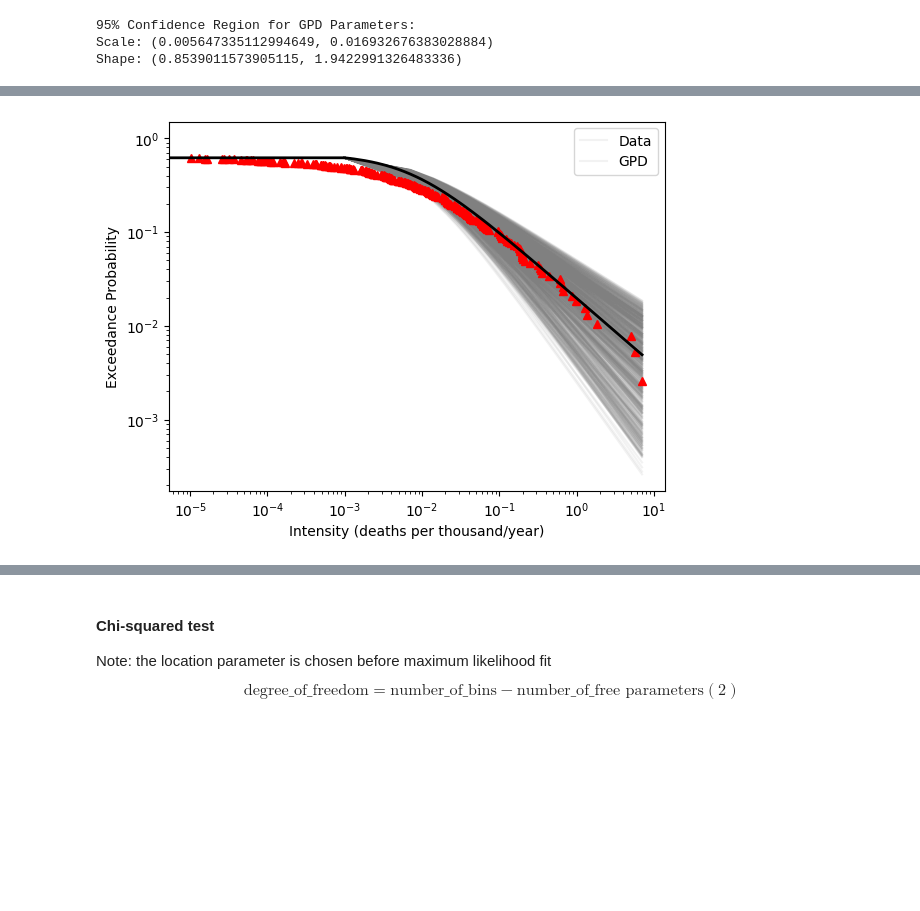
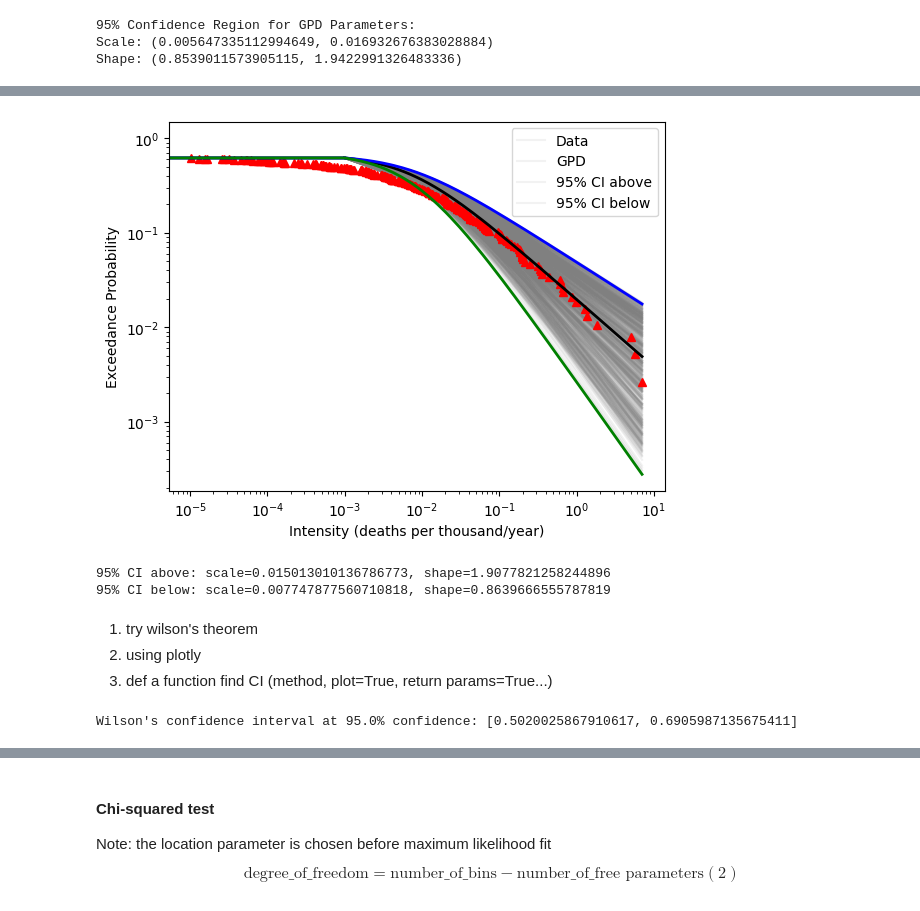
Before and after one commit to PhilPalmer/biorisk-botecs, a Jupyter notebook: tmp.ipynb, the cells around one changed output, grey strips where cells are left out. Drawn from its saved outputs; the diff is of its cells as text; code cells hidden in the pictures; blank space fills up the shorter version.

```diff
--- a/tmp.ipynb
+++ b/tmp.ipynb
@@ -218,32 +275,50 @@ ax.contour(X,Y,Z)
 # %%
-#draw log-log scale plot
 fig, ax = plt.subplots()
 
 # plot 95% confidence region (2D) for the fitted GPD
 # parameteric sampling samples from the fitted distribution
 n_samples = 1000
 n_simulations = 1000
 x = "Intensity (deaths per thousand/year)"
+distance_above = 0
+distance_below = 0
+gdp_mle = compute_gpd(x=sorted_data["Intensity (deaths per thousand/year)"], mu=0.001, sigma=scale_mle, xi=shape_mle)
 for simulation in range(n_simulations):
     # random parameters in the 95% confidence region (parobolic region)
     scale_samples = np.random.uniform(scale_lower, scale_upper)
     shape_samples = np.random.uniform(shape_lower, shape_upper)
     # discard if the cdf is less than 0.025 or greater than 0.975
     if dist.cdf([scale_samples, shape_samples]) < 0.025 or dist.cdf([scale_samples, shape_samples]) > 0.975:
         continue
     intensities = np.linspace(marani_df[x].min(), marani_df[x].max(),n_samples)
     # setting the intensities less then 0.001 to 0.001
     intensities = np.where(intensities > 0.001, intensities, 0.001)
-    gpd_vals = compute_gpd(x=intensities, mu=0.001, sigma=scale_samples, xi=shape_samples)
-    ax.plot(intensities, gpd_vals * 0.62, color='gray', alpha=0.1)
+    gpd = compute_gpd(x=intensities, mu=0.001, sigma=scale_samples, xi=shape_samples)
+    # find the line furtherest from the mle line
+    # for gpd_vals larger than gpd_mle, find the PARAMETERS give largest difference
+    # for gpd_vals smaller than gpd_mle, find the PARAMETERS give largest difference
+    gpd_vals = compute_gpd(x=sorted_data["Intensity (deaths per thousand/year)"], mu=0.001, sigma=scale_samples, xi=shape_samples)
+    if np.max(gpd_vals - gdp_mle) > distance_above:
+        distance_above = np.max(gpd_vals - gdp_mle)
+        scale_above = scale_samples
+        shape_above = shape_samples
+        pd_vals_above = gpd_vals
+    if np.max(gdp_mle - gpd_vals) > distance_below:
+        distance_below = np.max(gdp_mle - gpd_vals)
+        scale_below = scale_samples
+        shape_below = shape_samples
+        pd_vals_below = gpd_vals
+    ax.plot(intensities, gpd * 0.62, color='gray', alpha=0.1)
 
 ax.plot(sorted_data["Intensity (deaths per thousand/year)"], sorted_data["Exceedance Probability"], '^', markersize=6, color='red')
 ax.plot(sorted_data["Intensity (deaths per thousand/year)"], sorted_data["GPD"]*0.62, color='black', linewidth=2)
+ax.plot(sorted_data["Intensity (deaths per thousand/year)"], pd_vals_above * 0.62, color='blue', linewidth=2)
+ax.plot(sorted_data["Intensity (deaths per thousand/year)"], pd_vals_below * 0.62, color='green', linewidth=2)
 ax.set_xlabel("Intensity (deaths per thousand/year)")
 ax.set_ylabel("Exceedance Probability")
-ax.legend(["Data", "GPD"])
+ax.legend(["Data", "GPD", "95% CI above", "95% CI below"])
 ax.set_yscale('log')
 ax.set_xscale('log')
 plt.show()
 # %% [output]
-[figure, old version]
+[figure, new version]
@@ -249,0 +344,42 @@ plt.show()
+# %%
+print(f'95% CI above: scale={scale_above}, shape={shape_above}')
+print(f'95% CI below: scale={scale_below}, shape={shape_below}')
+# %% [output]
+95% CI above: scale=0.015013010136786773, shape=1.9077821258244896
+95% CI below: scale=0.007747877560710818, shape=0.8639666555787819
+# %% [markdown]
+1. try wilson's theorem
+2. using plotly
+3. def a function find CI (method, plot=True, return params=True...)
+# %%
+import scipy.stats as stats
+import math
+
+def wilson_score_interval(x, n, confidence=0.95):
+    """
+    Calculate the Wilson score interval for a binomial proportion.
+
+    Parameters:
+        x (int): Number of successes.
+        n (int): Sample size.
+        confidence (float): Confidence level (default is 0.95 for 95% confidence).
+
+    Returns:
+        tuple: Lower and upper bounds of the confidence interval.
+    """
+    z = stats.norm.ppf(1 - (1 - confidence) / 2)
+    p_hat = x / n
+    lower_bound = (p_hat + (z**2) / (2 * n) - z * math.sqrt((p_hat * (1 - p_hat) + (z**2) / (4 * n)) / n)) / (1 + (z**2) / n)
+    upper_bound = (p_hat + (z**2) / (2 * n) + z * math.sqrt((p_hat * (1 - p_hat) + (z**2) / (4 * n)) / n)) / (1 + (z**2) / n)
+    return lower_bound, upper_bound
+
+wilson_score_interval = np.vectorize(wilson_score_interval)
+# Example usage:
+x = 60  # Number of successes
+n = 100  # Sample size
+confidence = 0.95  # Confidence level
+
+lower, upper = wilson_score_interval(x, n, confidence)
+print(f"Wilson's confidence interval at {confidence*100}% confidence: [{lower}, {upper}]")
+# %% [output]
+Wilson's confidence interval at 95.0% confidence: [0.5020025867910617, 0.6905987135675411]
```
Also changed, not shown: parts of 18 cells of this notebook, 2 other files.
